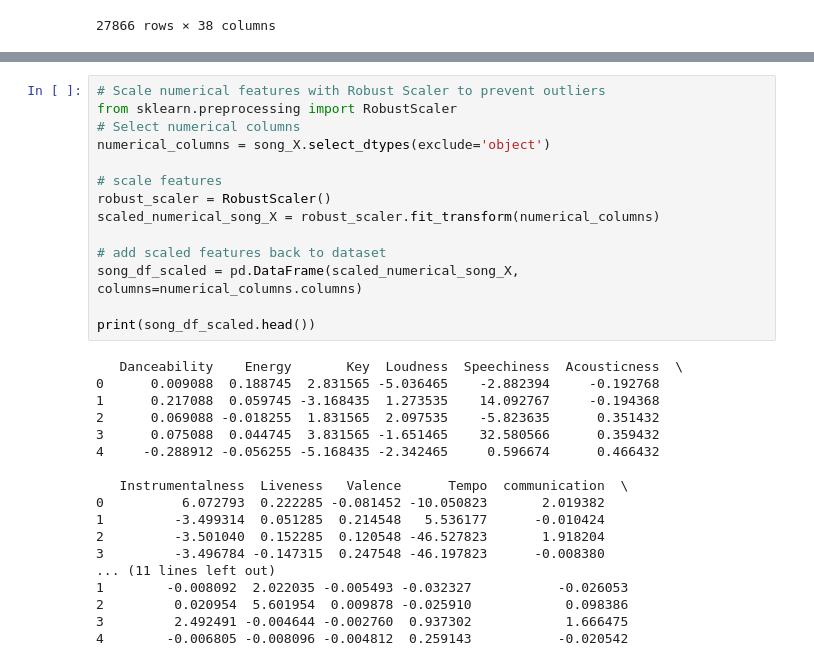
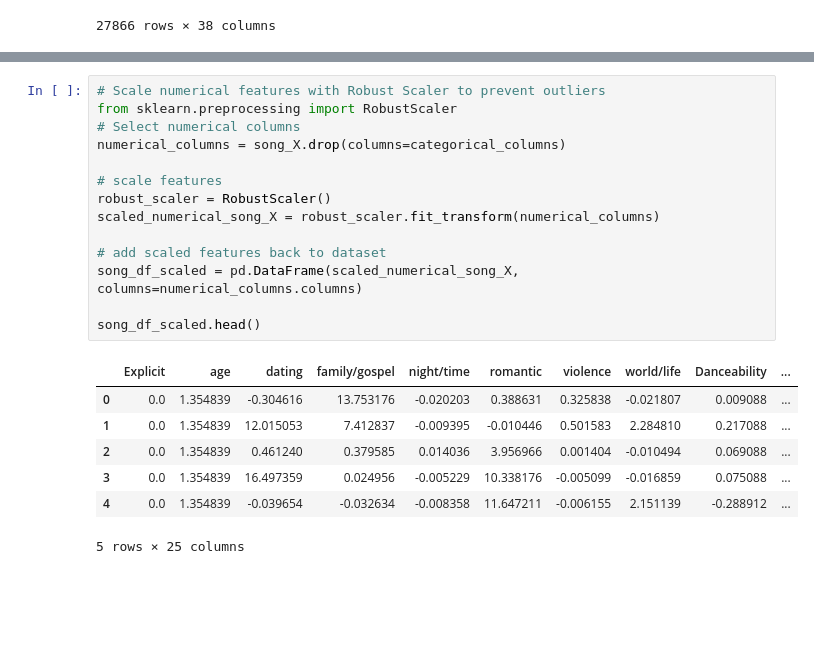
Before and after one commit to sharmista2shastry/W4995-Project-1, a Jupyter notebook: notebook.ipynb, the cells around one changed output, grey strips where cells are left out. Saved outputs shown, nothing was run; the diff lists cells and outputs as text; blank space fills up the shorter version.

```diff
--- a/notebook.ipynb
+++ b/notebook.ipynb
@@ -249,35 +324,25 @@ song_y = song_df['mood']
 # %%
 # Scale numerical features with Robust Scaler to prevent outliers
 from sklearn.preprocessing import RobustScaler
 # Select numerical columns
-numerical_columns = song_X.select_dtypes(exclude='object')
+numerical_columns = song_X.drop(columns=categorical_columns)
 
 # scale features
 robust_scaler = RobustScaler()
 scaled_numerical_song_X = robust_scaler.fit_transform(numerical_columns)
 
 # add scaled features back to dataset
 song_df_scaled = pd.DataFrame(scaled_numerical_song_X, columns=numerical_columns.columns)
 
-print(song_df_scaled.head())
+song_df_scaled.head()
 # %% [output]
+|  | Explicit | age | dating | family/gospel | night/time | romantic | violence | world/life | Danceability | ... |
+| 0 | 0.0 | 1.354839 | -0.304616 | 13.753176 | -0.020203 | 0.388631 | 0.325838 | -0.021807 | 0.009088 | ... |
+| 1 | 0.0 | 1.354839 | 12.015053 | 7.412837 | -0.009395 | -0.010446 | 0.501583 | 2.284810 | 0.217088 | ... |
+| 2 | 0.0 | 1.354839 | 0.461240 | 0.379585 | 0.014036 | 3.956966 | 0.001404 | -0.010494 | 0.069088 | ... |
+| 3 | 0.0 | 1.354839 | 16.497359 | 0.024956 | -0.005229 | 10.338176 | -0.005099 | -0.016859 | 0.075088 | ... |
+| 4 | 0.0 | 1.354839 | -0.039654 | -0.032634 | -0.008358 | 11.647211 | -0.006155 | 2.151139 | -0.288912 | ... |
-   Danceability    Energy       Key  Loudness  Speechiness  Acousticness  \
-0      0.009088  0.188745  2.831565 -5.036465    -2.882394     -0.192768
-1      0.217088  0.059745 -3.168435  1.273535    14.092767     -0.194368
-2      0.069088 -0.018255  1.831565  2.097535    -5.823635      0.351432
-3      0.075088  0.044745  3.831565 -1.651465    32.580566      0.359432
-4     -0.288912 -0.056255 -5.168435 -2.342465     0.596674      0.466432
-
-   Instrumentalness  Liveness   Valence      Tempo  communication  \
-0          6.072793  0.222285 -0.081452 -10.050823       2.019382
-1         -3.499314  0.051285  0.214548   5.536177      -0.010424
-2         -3.501040  0.152285  0.120548 -46.527823       1.918204
-3         -3.496784 -0.147315  0.247548 -46.197823      -0.008380
-... (11 lines left out)
-1        -0.008092  2.022035 -0.005493 -0.032327           -0.026053
-2         0.020954  5.601954  0.009878 -0.025910            0.098386
-3         2.492491 -0.004644 -0.002760  0.937302            1.666475
-4        -0.006805 -0.008096 -0.004812  0.259143           -0.020542
+5 rows × 25 columns
 # %%
 # display correlation matrix on scaled data
 song_corr_matrix = song_df_scaled.corr()
```
Also changed, not shown: parts of 13 cells of this notebook.
